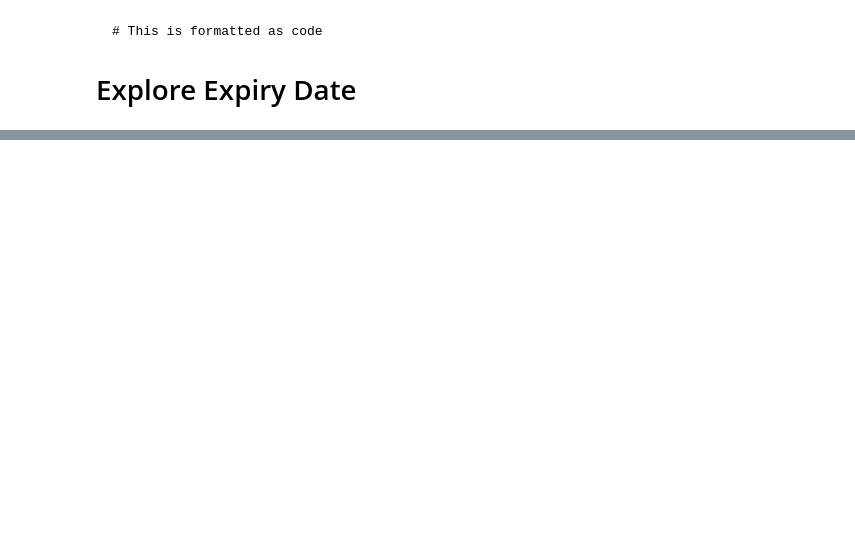
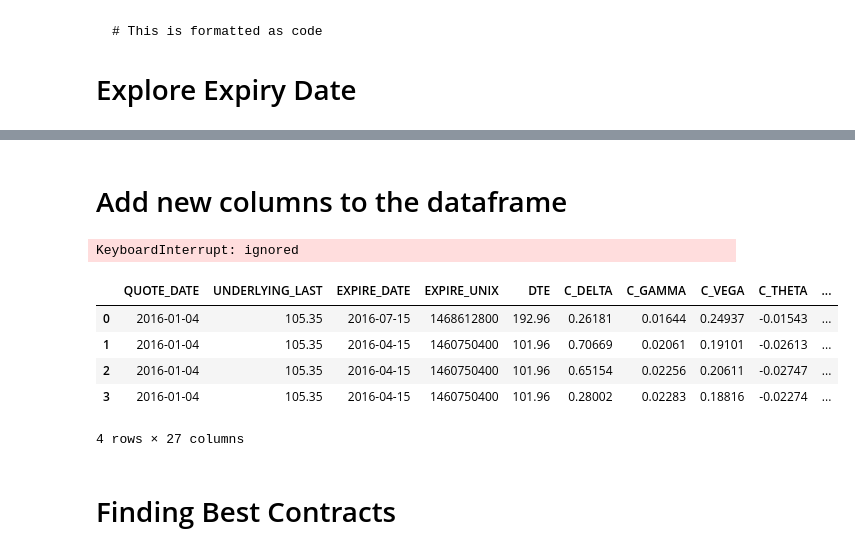
Before and after one commit to TeomanEgeSelcuk/Stock-Options, a Jupyter notebook: EDA.ipynb, the cells around one changed output, grey strips where cells are left out. Cells and saved outputs as stored; diff of their text form; code cells hidden in the pictures; blank space fills up the shorter version.

```diff
--- a/EDA.ipynb
+++ b/EDA.ipynb
@@ -636,0 +806,73 @@ plt.show()
+# %% [markdown]
+# Add new columns to the dataframe
+# %%
+import pandas as pd
+import random
+
+# Assuming 'df' is your DataFrame with option contract data
+
+# Calculate the percentage change from the first day to the last day for C_LAST for all rows
+df['Percentage Change C_LAST'] = (df.groupby(['STRIKE', 'EXPIRE_DATE'])['C_LAST'].transform(lambda x: (x.iloc[-1] - x.iloc[0]) / x.iloc[0] * 100))
+
+# Calculate the percentage change from the first day to the last day for UNDERLYING_LAST for all rows
+df['Percentage Change UNDERLYING_LAST'] = (df.groupby(['STRIKE', 'EXPIRE_DATE'])['UNDERLYING_LAST'].transform(lambda x: (x.iloc[-1] - x.iloc[0]) / x.iloc[0] * 100))
+
+# Identify the minimum and maximum values for C_LAST and UNDERLYING_LAST for all rows
+df['Min C_LAST'] = df.groupby(['STRIKE', 'EXPIRE_DATE'])['C_LAST'].transform('min')
+df['Max C_LAST'] = df.groupby(['STRIKE', 'EXPIRE_DATE'])['C_LAST'].transform('max')
+df['Min UNDERLYING_LAST'] = df.groupby(['STRIKE', 'EXPIRE_DATE'])['UNDERLYING_LAST'].transform('min')
+df['Max UNDERLYING_LAST'] = df.groupby(['STRIKE', 'EXPIRE_DATE'])['UNDERLYING_LAST'].transform('max')
+
+# Calculate the percentage gain from the minimum to the maximum for C_LAST for all rows
+df['Percentage Gain C_LAST'] = df.apply(lambda row: ((row['Max C_LAST'] - row['Min C_LAST']) / row['Min C_LAST']) * 100 if row['Min C_LAST'] < row['Max C_LAST'] else None, axis=1)
+
+# Calculate the percentage gain from the minimum to the maximum for UNDERLYING_LAST for all rows
+df['Percentage Gain UNDERLYING_LAST'] = df.apply(lambda row: ((row['Max UNDERLYING_LAST'] - row['Min UNDERLYING_LAST']) / row['Min UNDERLYING_LAST']) * 100 if row['Min UNDERLYING_LAST'] < row['Max UNDERLYING_LAST'] else None, axis=1)
+
+# Calculate the number of days it took to reach the maximum from the minimum for C_LAST for all rows
+df['Days to Max C_LAST'] = df.apply(lambda row: (row['QUOTE_DATE'] - df[(df['STRIKE'] == row['STRIKE']) & (df['EXPIRE_DATE'] == row['EXPIRE_DATE']) & (df['C_LAST'] == row['Max C_LAST'])]['QUOTE_DATE'].min()).days if row['Min C_LAST'] < row['Max C_LAST'] else None, axis=1)
+
+# Calculate the number of days it took to reach the maximum from the minimum for UNDERLYING_LAST for all rows
+df['Days to Max UNDERLYING_LAST'] = df.apply(lambda row: (row['QUOTE_DATE'] - df[(df['STRIKE'] == row['STRIKE']) & (df['EXPIRE_DATE'] == row['EXPIRE_DATE']) & (df['UNDERLYING_LAST'] == row['Max UNDERLYING_LAST'])]['QUOTE_DATE'].min()).days if row['Min UNDERLYING_LAST'] < row['Max UNDERLYING_LAST'] else None, axis=1)
+
+# Save the updated DataFrame as a new CSV file
+#merged_output_path = '/content/drive/My Drive/Call Options Alert System/Options_data_calculated.csv'
+#df.to_csv(merged_output_path, index=False)
+# %% [output]
+KeyboardInterrupt: ignored
+# %%
+# Code to add calculated columns to df
+# (Please make sure this code was executed before listing the columns)
+import pandas as pd
+import random
+
+# Assuming 'df' is your DataFrame with option contract data
+
+# Calculate the percentage change from the first day to the last day for C_LAST for all rows
+df['Percentage Change C_LAST'] = (df.groupby(['STRIKE', 'EXPIRE_DATE'])['C_LAST'].transform(lambda x: (x.iloc[-1] - x.iloc[0]) / x.iloc[0] * 100))
+
+# Calculate the percentage change from the first day to the last day for UNDERLYING_LAST for all rows
+df['Percentage Change UNDERLYING_LAST'] = (df.groupby(['STRIKE', 'EXPIRE_DATE'])['UNDERLYING_LAST'].transform(lambda x: (x.iloc[-1] - x.iloc[0]) / x.iloc[0] * 100))
+
+# Identify the minimum and maximum values for C_LAST and UNDERLYING_LAST for all rows
+df['Min C_LAST'] = df.groupby(['STRIKE', 'EXPIRE_DATE'])['C_LAST'].transform('min')
+df['Max C_LAST'] = df.groupby(['STRIKE', 'EXPIRE_DATE'])['C_LAST'].transform('max')
+df['Min UNDERLYING_LAST'] = df.groupby(['STRIKE', 'EXPIRE_DATE'])['UNDERLYING_LAST'].transform('min')
+df['Max UNDERLYING_LAST'] = df.groupby(['STRIKE', 'EXPIRE_DATE'])['UNDERLYING_LAST'].transform('max')
+
+# Calculate the percentage gain from the minimum to the maximum for C_LAST for all rows
+df['Percentage Gain C_LAST'] = df.apply(lambda row: ((row['Max C_LAST'] - row['Min C_LAST']) / row['Min C_LAST']) * 100 if row['Min C_LAST'] < row['Max C_LAST'] else None, axis=1)
+
+# Calculate the percentage gain from the minimum to the maximum for UNDERLYING_LAST for all rows
+df['Percentage Gain UNDERLYING_LAST'] = df.apply(lambda row: ((row['Max UNDERLYING_LAST'] - row['Min UNDERLYING_LAST']) / row['Min UNDERLYING_LAST']) * 100 if row['Min UNDERLYING_LAST'] < row['Max UNDERLYING_LAST'] else None, axis=1)
+# %%
+df.head(4)
+# %% [output]
+|  | QUOTE_DATE | UNDERLYING_LAST | EXPIRE_DATE | EXPIRE_UNIX | DTE | C_DELTA | C_GAMMA | C_VEGA | C_THETA | ... |
+| 0 | 2016-01-04 | 105.35 | 2016-07-15 | 1468612800 | 192.96 | 0.26181 | 0.01644 | 0.24937 | -0.01543 | ... |
+| 1 | 2016-01-04 | 105.35 | 2016-04-15 | 1460750400 | 101.96 | 0.70669 | 0.02061 | 0.19101 | -0.02613 | ... |
+| 2 | 2016-01-04 | 105.35 | 2016-04-15 | 1460750400 | 101.96 | 0.65154 | 0.02256 | 0.20611 | -0.02747 | ... |
+| 3 | 2016-01-04 | 105.35 | 2016-04-15 | 1460750400 | 101.96 | 0.28002 | 0.02283 | 0.18816 | -0.02274 | ... |
+4 rows × 27 columns
+# %% [markdown]
+# Finding Best Contracts
```
Also changed, not shown: parts of 13 cells of this notebook.
